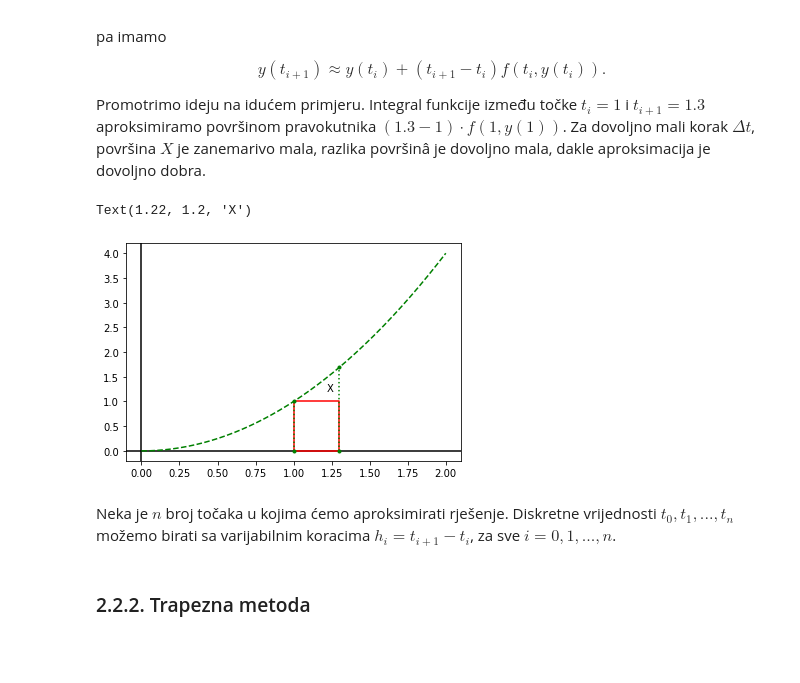
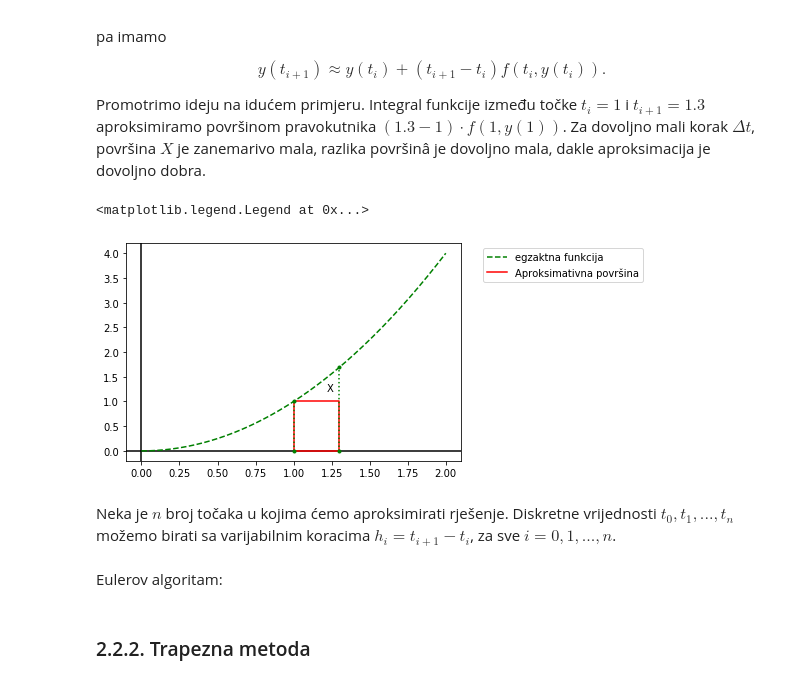
Before and after one commit to matkobrandic/PythonEssay, a Jupyter notebook: Numeričko rješavanje sustava linearnih jednadžbi i inicijalnog problema za ODJ.ipynb, the cells around one changed output. Saved outputs shown, nothing was run; the diff lists cells and outputs as text; code cells hidden in the pictures; blank space fills up the shorter version.

```diff
--- a/Numeričko rješavanje sustava linearnih jednadžbi i inicijalnog problema za ODJ.ipynb
+++ b/Numeričko rješavanje sustava linearnih jednadžbi i inicijalnog problema za ODJ.ipynb
@@ -598,20 +555,23 @@ $$ y(t_{i+1}) \approx y(t_{i}) + (t_{i+1}-t_{i})f(t_{i},y(t_{i})). $$
 
 Promotrimo ideju na idućem primjeru. Integral funkcije između točke $t_{i}=1$ i $t_{i+1}=1.3$ aproksimiramo površinom pravokutnika $(1.3-1)\cdot f(1,y(1))$. Za dovoljno mali korak $\Delta t$, površina $X$ je zanemarivo mala, razlika površinâ je dovoljno mala, dakle aproksimacija je dovoljno dobra.
 # %%
-x = np.linspace(0, 2, 200)
-fig, ax = plt.subplots()
+x = np.linspace(0, 2, 201)
+fig5, ax = plt.subplots()
 ax.axhline(y=0, color='k')
 ax.axvline(x=0, color='k')
-ax.plot(x, x**2, color='green', linestyle='--')
+ax.plot(x, x**2, color='green', linestyle='--', label='egzaktna funkcija')
 ax.plot([1., 1., 1.3, 1.3, 1.], [0., 1., 1., 0., 0.], color='red', label='Aproksimativna površina')
 ax.plot([1.3, 1.3],[0., 1.69], color='green', linestyle=':', marker = '.')
 ax.plot([1., 1.],[0., 1.], color='green', linestyle=':', marker = '.')
 ax.text(1.22,1.2, 'X')
+ax.legend(bbox_to_anchor=(1.05, 1), loc='upper left')
 # %% [output]
-Text(1.22, 1.2, 'X')
+<matplotlib.legend.Legend at 0x...>
-[figure, old version]
+[figure, new version]
 # %% [markdown]
 Neka je $n$ broj točaka u kojima ćemo aproksimirati rješenje. Diskretne vrijednosti $t_{0},t_{1},...,t_{n}$ možemo birati sa varijabilnim koracima $h_{i}=t_{i+1}-t_{i}$, za sve $i=0,1,...,n$.
+# %% [markdown]
+Eulerov algoritam:
 # %%
 def euler(f, y, t, T, n):
     d = len(y)
```
Also changed, not shown: parts of 39 cells of this notebook.
